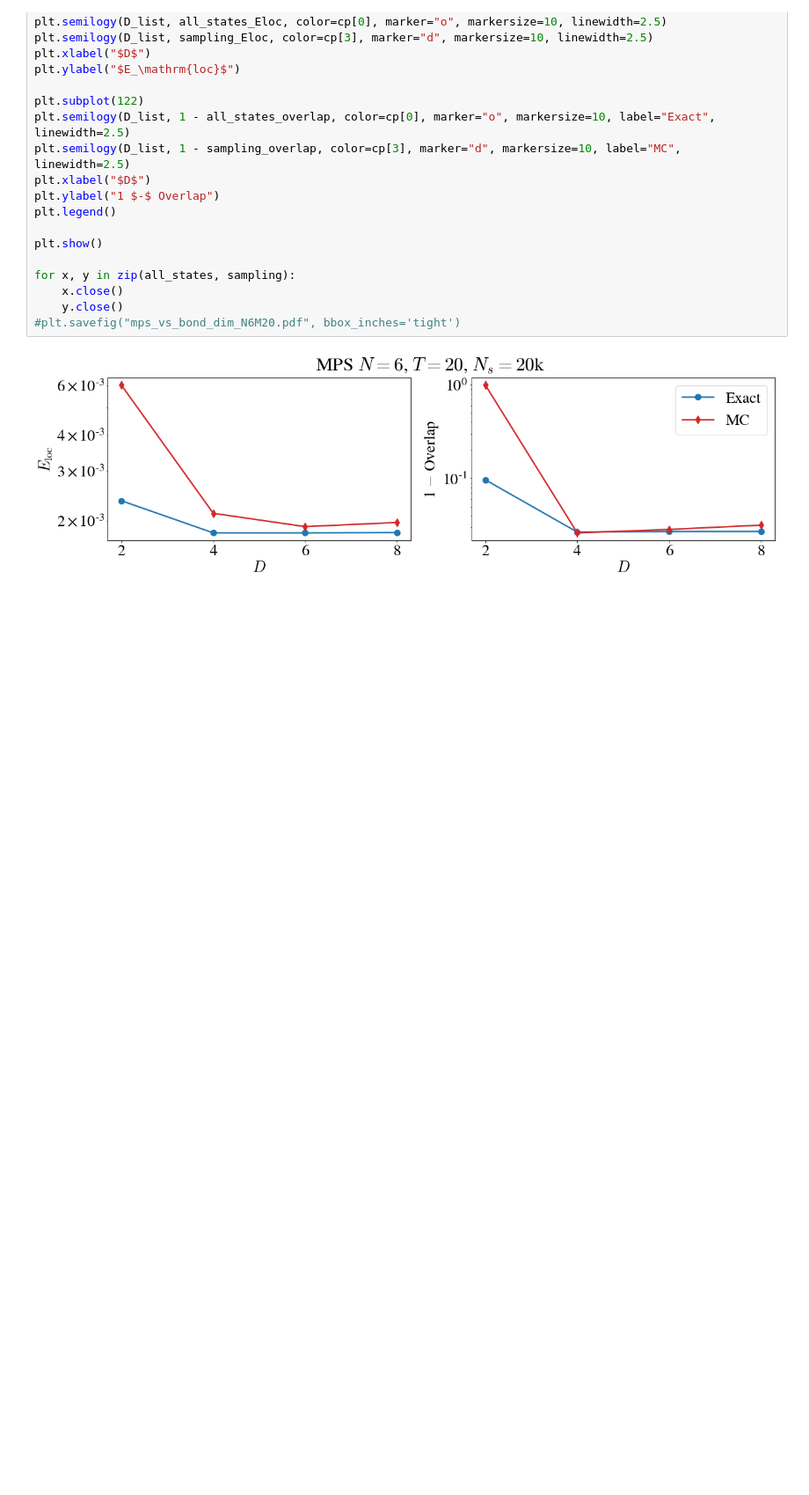
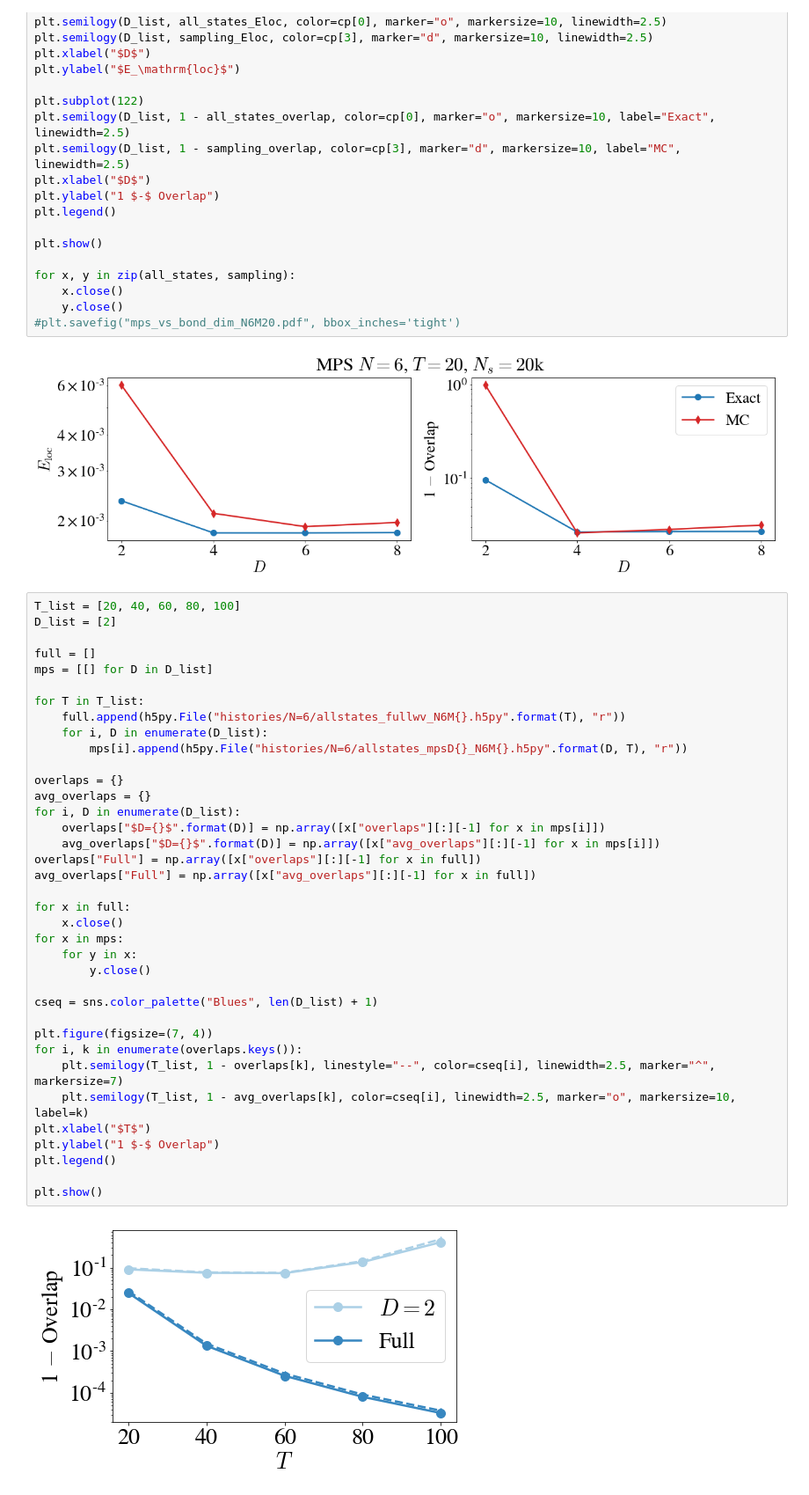
Before and after one commit to stavros11/Time-Evolution, a Jupyter notebook: plotter.ipynb, the cells around one changed output. Shown at 88% size. Cells and saved outputs as stored; diff of their text form; blank space fills up the shorter version.

```diff
--- a/plotter.ipynb
+++ b/plotter.ipynb
@@ -235,3 +204,42 @@ for x, y in zip(all_states, sampling):
 #plt.savefig("mps_vs_bond_dim_N6M20.pdf", bbox_inches='tight')
 # %% [output]
 [figure]
+# %%
+T_list = [20, 40, 60, 80, 100]
+D_list = [2]
+
+full = []
+mps = [[] for D in D_list]
+
+for T in T_list:
+    full.append(h5py.File("histories/N=6/allstates_fullwv_N6M{}.h5py".format(T), "r"))
+    for i, D in enumerate(D_list):
+        mps[i].append(h5py.File("histories/N=6/allstates_mpsD{}_N6M{}.h5py".format(D, T), "r"))
+
+overlaps = {}
+avg_overlaps = {}
+for i, D in enumerate(D_list):
+    overlaps["$D={}$".format(D)] = np.array([x["overlaps"][:][-1] for x in mps[i]])
+    avg_overlaps["$D={}$".format(D)] = np.array([x["avg_overlaps"][:][-1] for x in mps[i]])
+overlaps["Full"] = np.array([x["overlaps"][:][-1] for x in full])
+avg_overlaps["Full"] = np.array([x["avg_overlaps"][:][-1] for x in full])
+
+for x in full:
+    x.close()
+for x in mps:
+    for y in x:
+        y.close()
+
+cseq = sns.color_palette("Blues", len(D_list) + 1)
+
+plt.figure(figsize=(7, 4))
+for i, k in enumerate(overlaps.keys()):
+    plt.semilogy(T_list, 1 - overlaps[k], linestyle="--", color=cseq[i], linewidth=2.5, marker="^", markersize=7)
+    plt.semilogy(T_list, 1 - avg_overlaps[k], color=cseq[i], linewidth=2.5, marker="o", markersize=10, label=k)
+plt.xlabel("$T$")
+plt.ylabel("1 $-$ Overlap")
+plt.legend()
+
+plt.show()
+# %% [output]
+[figure, added]
```
Also changed, not shown: parts of 4 cells of this notebook, 11 other files.
